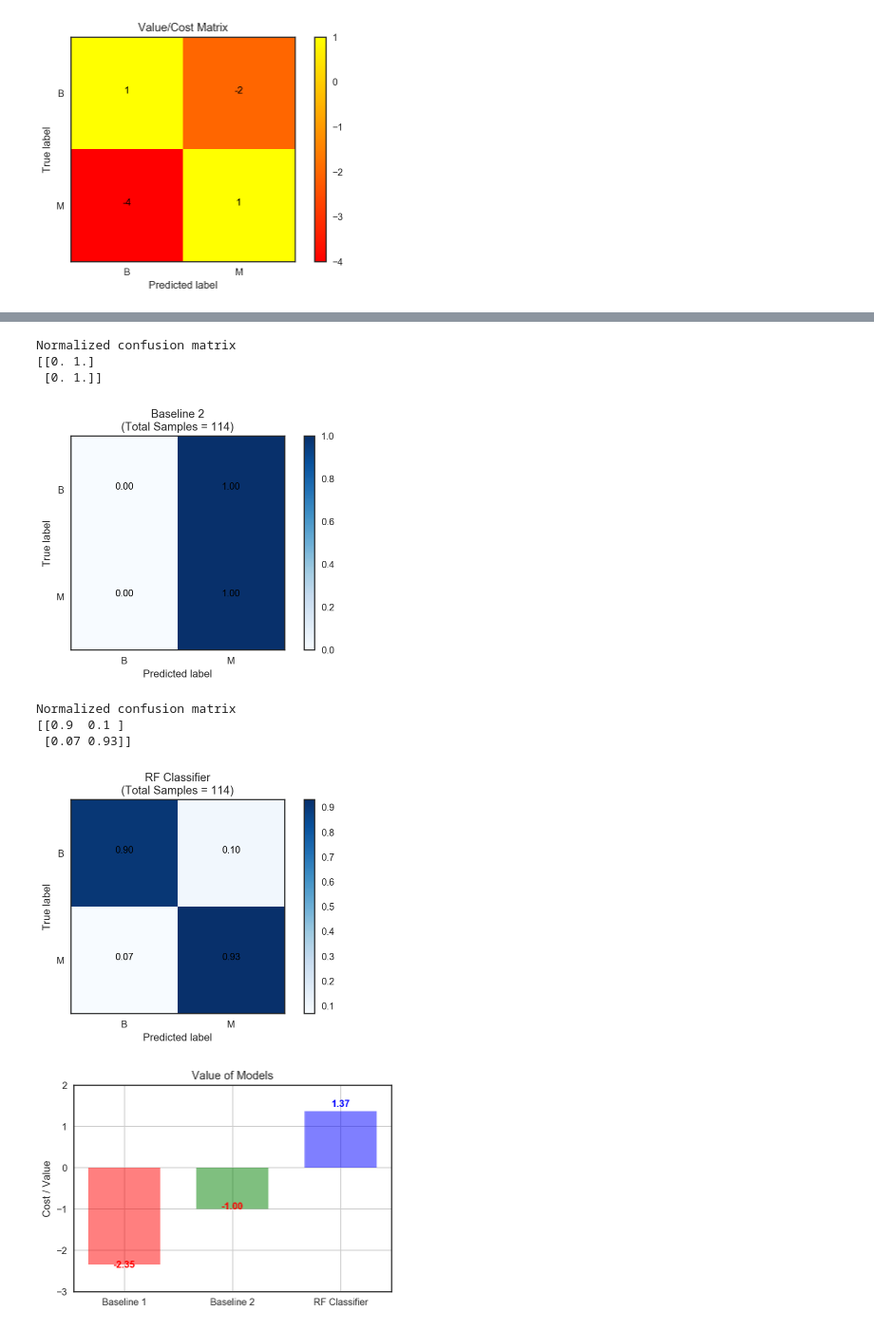
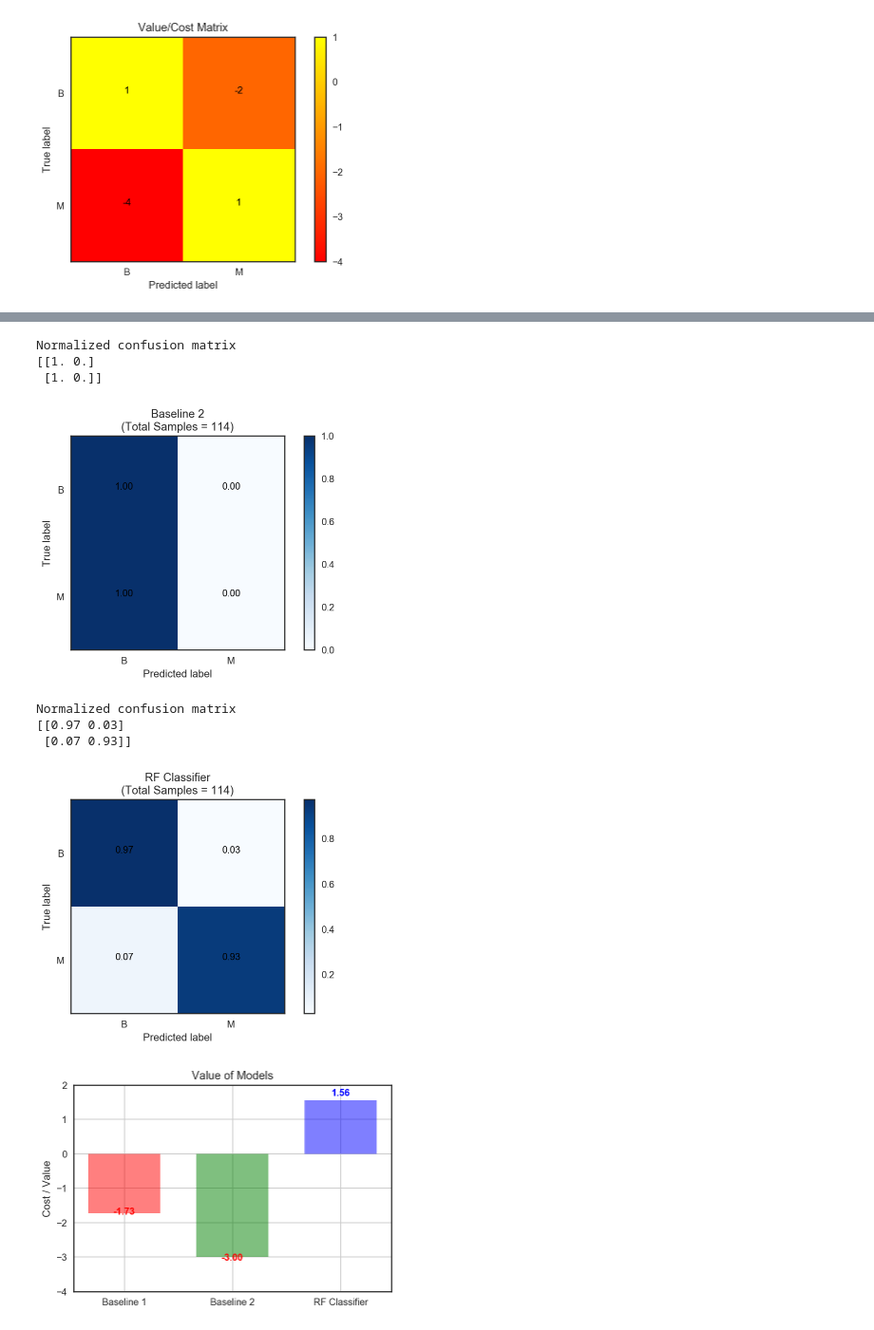
Before and after one commit to thampiman/msdn-digp-blog, a Jupyter notebook: measuring_model_goodness/Classification.ipynb, the cells around one changed output, grey strips where cells are left out. Shown at 95% size. Drawn from its saved outputs; the diff is of its cells as text; code cells hidden in the pictures.

Commit message:
Fixed target variables, retrained models and fixed plots

```diff
--- a/measuring_model_goodness/Classification.ipynb
+++ b/measuring_model_goodness/Classification.ipynb
@@ -50,8 +50,8 @@ Data Set Characteristics:
 # Process Data
 # %%
 df_bc = pd.DataFrame(breast_cancer['data'], columns=breast_cancer['feature_names'])
-df_bc['target'] = breast_cancer['target'] # target cancer type - malignant/benign (1/0)
-
+df_bc['target'] = breast_cancer['target'] # target cancer type - malignant/benign (0/1)
+df_bc['target'] = df_bc['target'].apply(lambda x: 1 if x == 0 else 0) # flip the labels so that 0: benign and 1: malignant
 print(f'Dataset size: {df_bc.shape}')
 df_bc.head()
 # %% [output]
@@ -161,12 +161,17 @@ model_pipeline = Pipeline(steps=[('scaler', StandardScaler()),
 # n_components = [8, 9, ] # round 2
 # n_estimators = np.arange(500, 1501, 100) # round 2
 # criteria = ['entropy', ] # round 2
-# max_depths = [None, ] # round 2
+# max_depths = [10, ] # round 2
 
-n_components = [8, ] # round 3
-n_estimators = np.arange(950, 1051, 10) # round 3
-criteria = ['entropy', ] # round 3
-max_depths = [None, ] # round 3
+# n_components = [8, ] # round 3
+# n_estimators = np.arange(100, 600, 50) # round 3
+# criteria = ['entropy', ] # round 3
+# max_depths = [10, ] # round 3
+
+n_components = [8, ] # round 4
+n_estimators = np.arange(130, 151, 1) # round 4
+criteria = ['entropy', ] # round 4
+max_depths = [10, ] # round 4
 
 estimator  = GridSearchCV(model_pipeline, cv=5, n_jobs=4, verbose=5, param_grid=dict(
                                         pca__n_components=n_components,
@@ -282,9 +290,9 @@ plot_confusion_matrix(b2_cm, classes=['B', 'M'],
                       normalize=True)
 # %% [output]
 Normalized confusion matrix
-[[0. 1.]
- [0. 1.]]
+[[1. 0.]
+ [1. 0.]]
-[figure, old version]
+[figure, new version]
 # %%
 plot_confusion_matrix(rf_cm, classes=['B', 'M'],
                       filename='images/rf_cls_cm.png',
@@ -292,44 +300,44 @@ plot_confusion_matrix(rf_cm, classes=['B', 'M'],
                       normalize=True)
 # %% [output]
 Normalized confusion matrix
-[[0.9  0.1 ]
+[[0.97 0.03]
  [0.07 0.93]]
-[figure, old version]
+[figure, new version]
 # %%
 # Function to compute value given unnormalised confusion matrix (cm) and value-cost matrix (vcm)
 compute_value = lambda cm, vcm: normalise_cm(cm).flatten().dot(vcm.flatten())
 
 b1_value = compute_value(b1_cm, value_cost_matrix)
 b2_value = compute_value(b2_cm, value_cost_matrix)
 rf_value = compute_value(rf_cm, value_cost_matrix)
 
 f, ax = plt.subplots()
 def autolabel(rect, color='blue'):
     height = rect.get_height()
     ax.text(rect.get_x() + rect.get_width()/2., 1.05*height,
             '%.2f' % height,
             ha='center', va='bottom', color=color, fontweight='bold')
 
 x = [0, 0.3, 0.6]
 y = [b1_value, b2_value, rf_value]
 rect_b1, rect_b2, rect_rf = ax.bar(x, y, alpha=0.5, width=0.2)
 rect_b1.set_facecolor('r')
 rect_b2.set_facecolor('g')
 rect_rf.set_facecolor('b')
 
 autolabel(rect_b1, color='red')
 autolabel(rect_b2, color='red')
 autolabel(rect_rf, color='blue')
-ax.set_ylim([-3, 2])
+ax.set_ylim([-4, 2])
 
 ax.set_xticks(x)
 ax.set_xticklabels(['Baseline 1', 'Baseline 2', 'RF Classifier'])
 ax.grid(True)
 ax.set_ylabel('Cost / Value')
 ax.set_title('Value of Models')
 f.savefig('images/value_cost_models.png', dpi=200, bbox_inches='tight');
 # %% [output]
-[figure, old version]
+[figure, new version]
 # %%
 b1_fpr, b1_tpr, b1_roc_th = roc_curve(df_test['target'], df_test['baseline_1_proba'])
 b2_fpr, b2_tpr, b2_roc_th = roc_curve(df_test['target'], df_test['baseline_2'])
```
Also changed, not shown: parts of 12 cells of this notebook, 7 other files.
